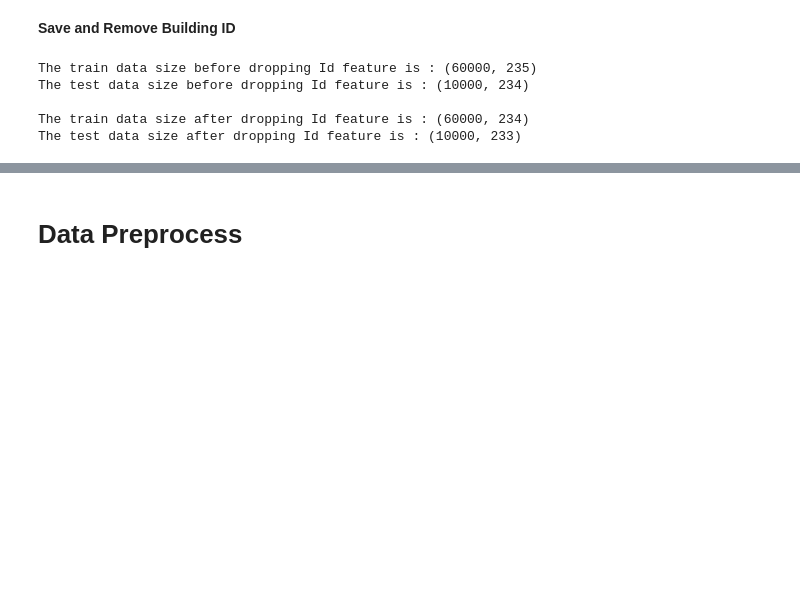
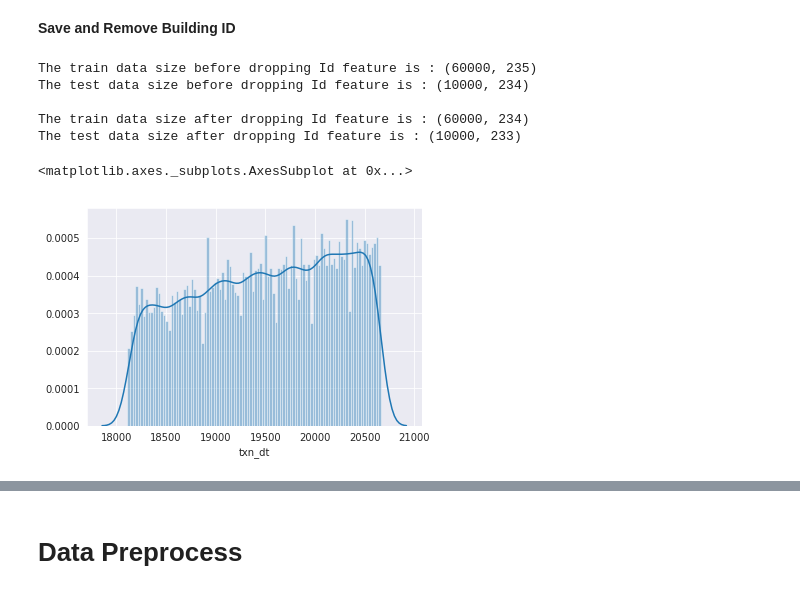
Before and after one commit to chonglun/4th-aia, a Jupyter notebook: tbrain/玉山台灣不動產AI神預測/tbrain-ai-building-total-price.ipynb, the cells around one changed output, grey strips where cells are left out. Cells and saved outputs as stored; diff of their text form; code cells hidden in the pictures; blank space fills up the shorter version.

```diff
--- a/tbrain/玉山台灣不動產AI神預測/tbrain-ai-building-total-price.ipynb
+++ b/tbrain/玉山台灣不動產AI神預測/tbrain-ai-building-total-price.ipynb
@@ -80,3 +80,8 @@ The test data size before dropping Id feature is : (10000, 234)
 
 The train data size after dropping Id feature is : (60000, 234)
 The test data size after dropping Id feature is : (10000, 233)
+# %%
+sns.distplot(train['txn_dt'],hist=True,bins=100)
+# %% [output]
+<matplotlib.axes._subplots.AxesSubplot at 0x...>
+[figure, added]
```
Also changed, not shown: parts of 24 cells of this notebook.
